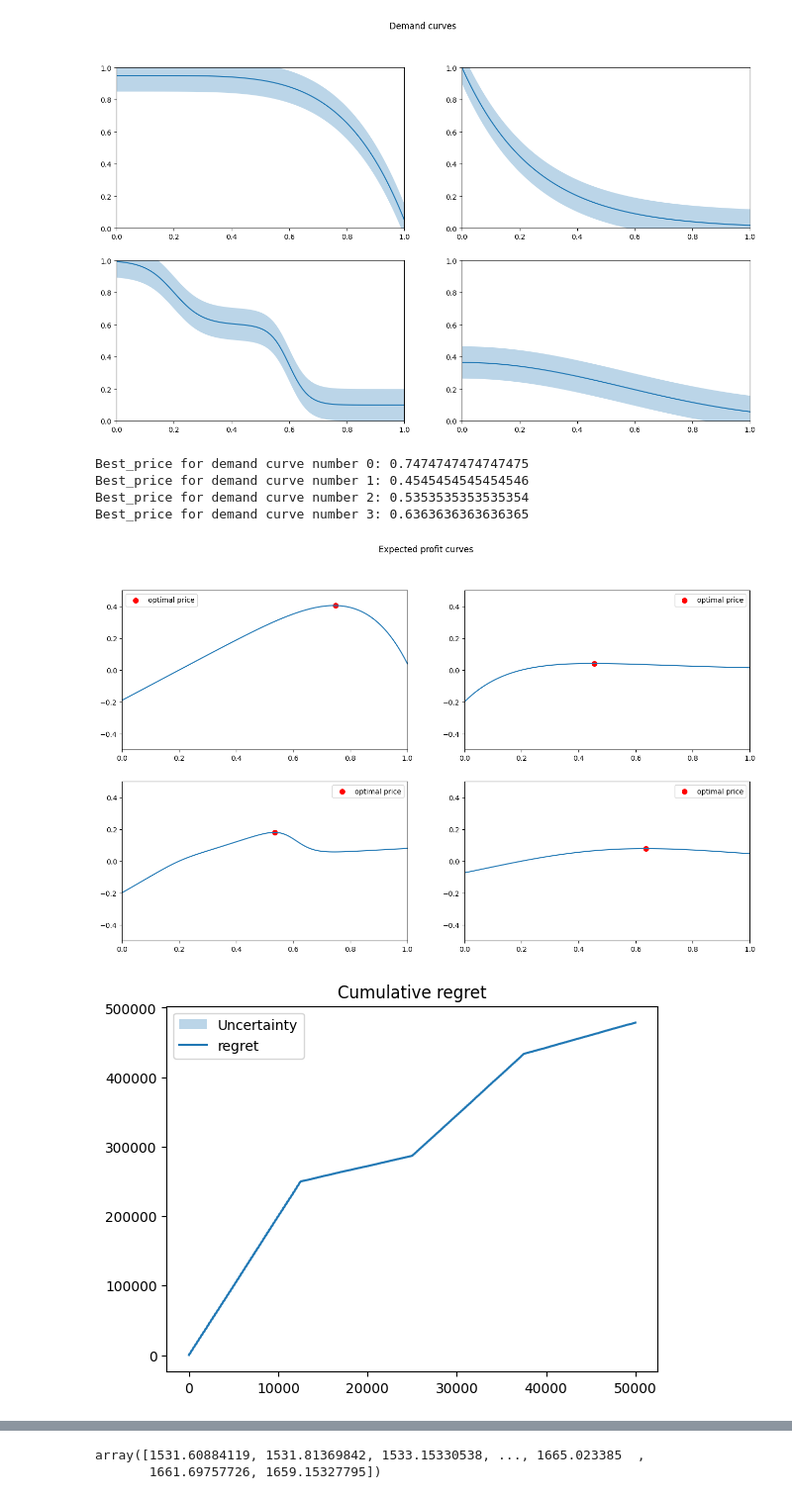
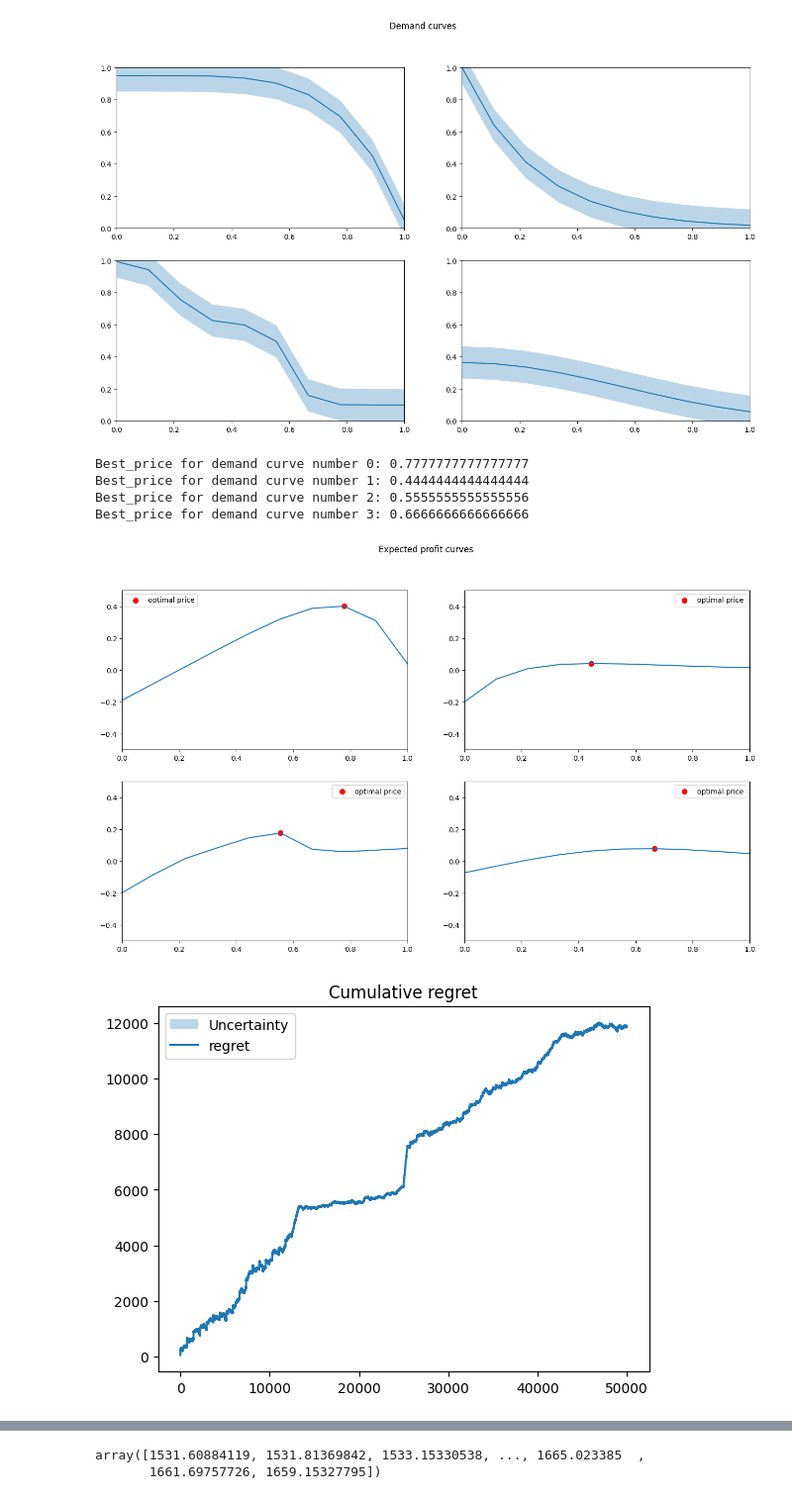
Before and after one commit to manuu1311/OLA-project, a Jupyter notebook: Deliverables/Requirement3/prova.ipynb, the cells around one changed output, grey strips where cells are left out. Shown at 99% size. Saved outputs shown, nothing was run; the diff lists cells and outputs as text; code cells hidden in the pictures.

Commit message:
fixed swucb, cusum still not working as expected

```diff
--- a/Deliverables/Requirement3/prova.ipynb
+++ b/Deliverables/Requirement3/prova.ipynb
@@ -14,7 +14,7 @@ norm_dem_curves=[curve1,curve2,curve3,curve4]
 # %% [markdown]
 Note that all the probabilities are clipped between 0 and 1
 # %%
-prices=np.linspace(0,1,100)
+prices=np.linspace(0,1,10)
 fig,axs=plt.subplots(2,2,figsize=(16,9))
 fig.suptitle('Demand curves')
 axs=axs.reshape(-1)
@@ -29,7 +29,7 @@ for i in range(len(axs)):
 [figure]
 # %%
 cost=0.2
-prices=np.linspace(0,1,100)
+prices=np.linspace(0,1,10)
 
 
 fig,axs=plt.subplots(2,2,figsize=(16,9))
@@ -48,18 +48,20 @@ for i in range(len(axs)):
     print(f'Best_price for demand curve number {i}: {best_prices[i]}')
 #fig.suptitle('Demand curves')
 # %% [output]
-Best_price for demand curve number 0: 0.7474747474747475
-Best_price for demand curve number 1: 0.4545454545454546
-Best_price for demand curve number 2: 0.5353535353535354
-Best_price for demand curve number 3: 0.6363636363636365
+Best_price for demand curve number 0: 0.7777777777777777
+Best_price for demand curve number 1: 0.4444444444444444
+Best_price for demand curve number 2: 0.5555555555555556
+Best_price for demand curve number 3: 0.6666666666666666
-[figure, old version]
+[figure, new version]
 # %%
 np.seterr('ignore')
 T=50000
 num_cust=100
-discretization=100
+discretization=10
 prices=np.linspace(0,1,discretization)
 indexes=[int(T/4),int(2*T/4),int(3*T/4),T+1]
+W = int(2*np.sqrt(T*np.log(T)/4))
+
 
 
 regret_per_trial=[]
@@ -76,35 +78,36 @@ seeds=[1]
 
 for seed in seeds:
     np.random.seed(seed)
-    agent=SWUCBAgent(100,T,int(np.sqrt(T)),prices)
+    agent=SWUCBAgent(discretization,T,W,prices,range=0.01)
     env=PricingEnvironment(norm_dem_curves,cost,indexes)
     pulls=np.array([])
     rewards=np.array([])
     clair_reward=np.array([])
     for t in range(T):
         p_t = agent.pull_arm()
         d_t, r_t = env.round(p_t, num_cust,debug=False)
         agent.update(r_t/num_cust)
         rewards = np.append(rewards, r_t)
         pulls=np.append(pulls,p_t)
         dc,rc=env.round(clair_prices[t],num_cust,clairvoyant=True)
         clair_reward = np.append(clair_reward, rc)
+
     cumulative_regret=np.cumsum(clair_reward-rewards)
     regret_per_trial.append(cumulative_regret)
 
 regret_per_trial = np.array(regret_per_trial)
 
 average_regret = regret_per_trial.mean(axis=0)
 regret_sd = regret_per_trial.std(axis=0)
 n_trials=1
 plt.fill_between(np.arange(T),average_regret-regret_sd/np.sqrt(n_trials),average_regret+regret_sd/np.sqrt(n_trials),alpha=0.3,label='Uncertainty')
 
 plt.plot(average_regret,label='regret')
 plt.title('Cumulative regret')
 plt.legend()
 plt.show()
 # %% [output]
-[figure, old version]
+[figure, new version]
 # %%
 fig,axs=plt.subplots(2,2,figsize=(18,6))
 axs=axs.reshape(-1)
```
Also changed, not shown: parts of 4 cells of this notebook, 4 other files.
